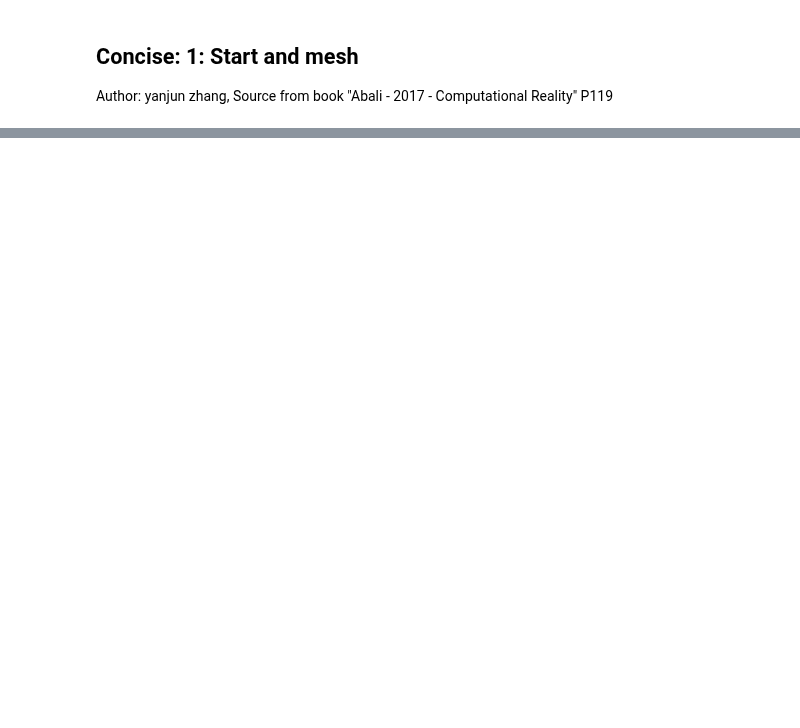
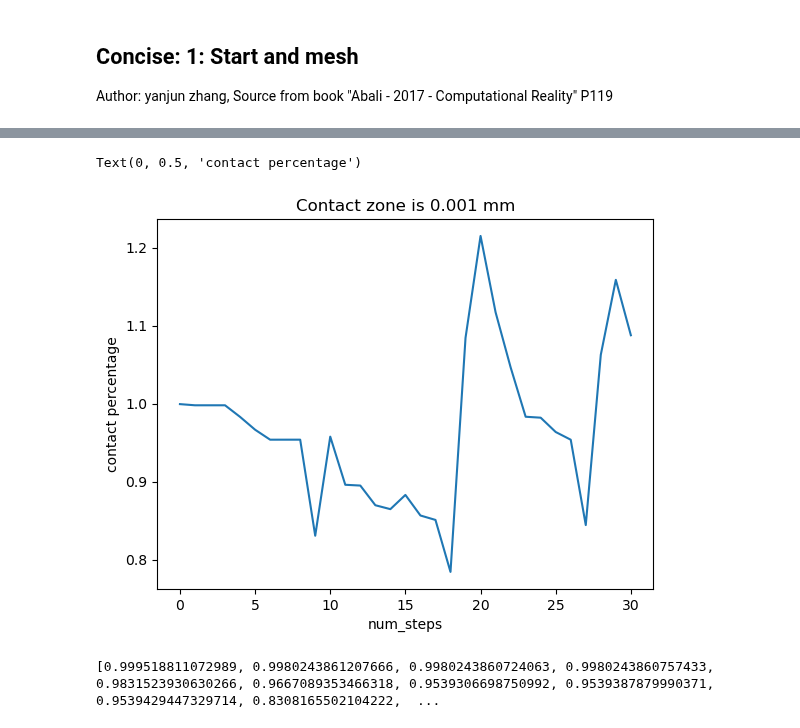
Before and after one commit to yanjun96/thermal_mechanics_fenicsx, a Jupyter notebook: mech_disc/brake_pad_2.ipynb, the cells around one changed output, grey strips where cells are left out. Drawn from its saved outputs; the diff is of its cells as text; code cells hidden in the pictures; blank space fills up the shorter version.

```diff
--- a/mech_disc/brake_pad_2.ipynb
+++ b/mech_disc/brake_pad_2.ipynb
@@ -220,0 +82,13 @@ print(dx.ufl_domain)
+# %%
+plt.plot(fraction_c)
+plt.title (f"Contact zone is {x_co_zone} mm")
+#plt.ylim(0,1.5)
+plt.xlabel("num_steps")
+plt.ylabel("contact percentage")
+# %% [output]
+Text(0, 0.5, 'contact percentage')
+[figure, added]
+# %%
+print(fraction_c)
+# %% [output]
+[0.999518811072989, 0.9980243861207666, 0.9980243860724063, 0.9980243860757433, 0.9831523930630266, 0.9667089353466318, 0.9539306698750992, 0.9539387879990371, 0.9539429447329714, 0.8308165502104222,  ...
```
Also changed, not shown: parts of 9 cells of this notebook, 7 other files.
